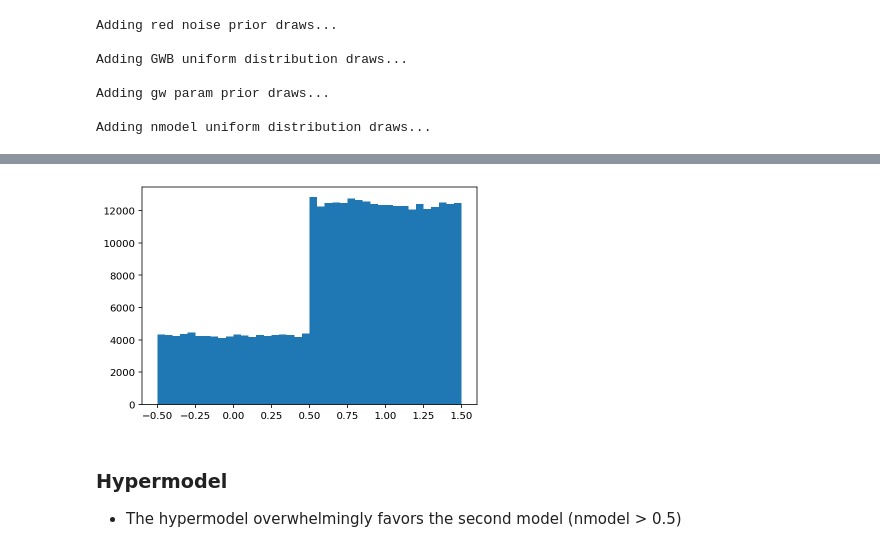
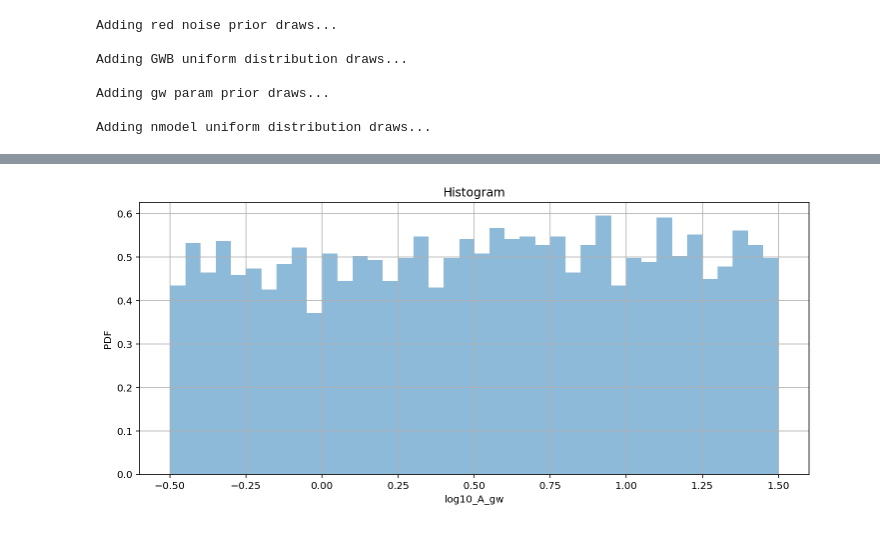
Before and after one commit to nanograv/12p5yr_stochastic_analysis, a Jupyter notebook: tutorials/full_pta/ms_1vs2a.ipynb, the cells around one changed output, grey strips where cells are left out. Saved outputs shown, nothing was run; the diff lists cells and outputs as text; code cells hidden in the pictures.

```diff
--- a/tutorials/full_pta/ms_1vs2a.ipynb
+++ b/tutorials/full_pta/ms_1vs2a.ipynb
@@ -133,4 +112,11 @@ x0 = super_model.initial_sample()
 # %%
-chain = np.loadtxt(outDir + '/chain_1.txt')
-burn = int(0.25 * chain.shape[0])
+# uncomment this line if you sampled yourself:
+# chain = np.loadtxt(outDir + '/chain_1.txt')
+
+# this line will load the chains that we have provided:
+chain = np.load(outDir + '/chain_1.npz')['arr_0']
+
+burn = int(0.1 * chain.shape[0])
 pars = np.loadtxt(outDir + '/pars.txt', dtype=np.unicode_)
+
+ind_model = list(pars).index('nmodel')
@@ -156,9 +153,13 @@ NameError: name 'burn' is not defined
 # %%
 # Plot histogram for GWB model selection
 # This will tell us how much we have sampled for each model
-plt.hist(chain_burn[:, ind_model], bins=40);
+plt.figure(figsize=(12, 5))
+plt.title('Histogram')
+plt.hist(chain_burn[:, ind_model], bins=40, histtype='stepfilled',
+         lw=2, color='C0', alpha=0.5, density=True)
+plt.xlabel('log10_A_gw')
+plt.ylabel('PDF')
+plt.grid(b=Truee)
+plt.show()
 # %% [output]
-[figure, old version]
+[figure, new version]
-# %% [markdown]
-### Hypermodel
-* The hypermodel overwhelmingly favors the second model (nmodel > 0.5)
```
Also changed, not shown: parts of 22 cells of this notebook, 19 other files.
